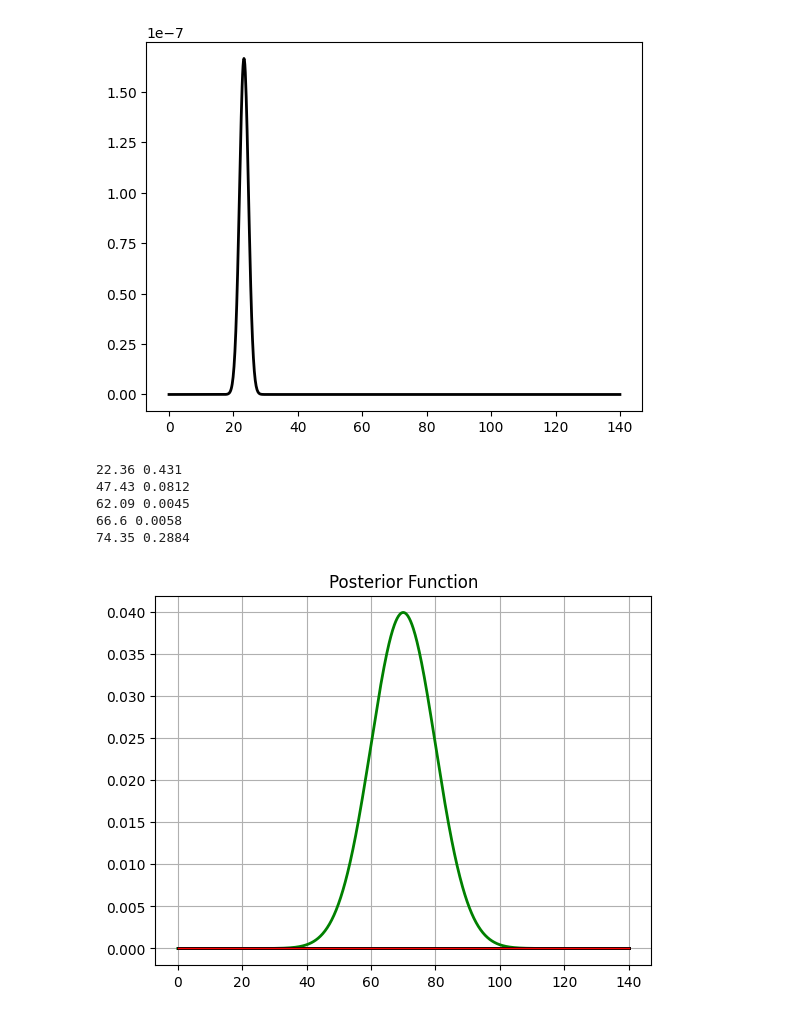
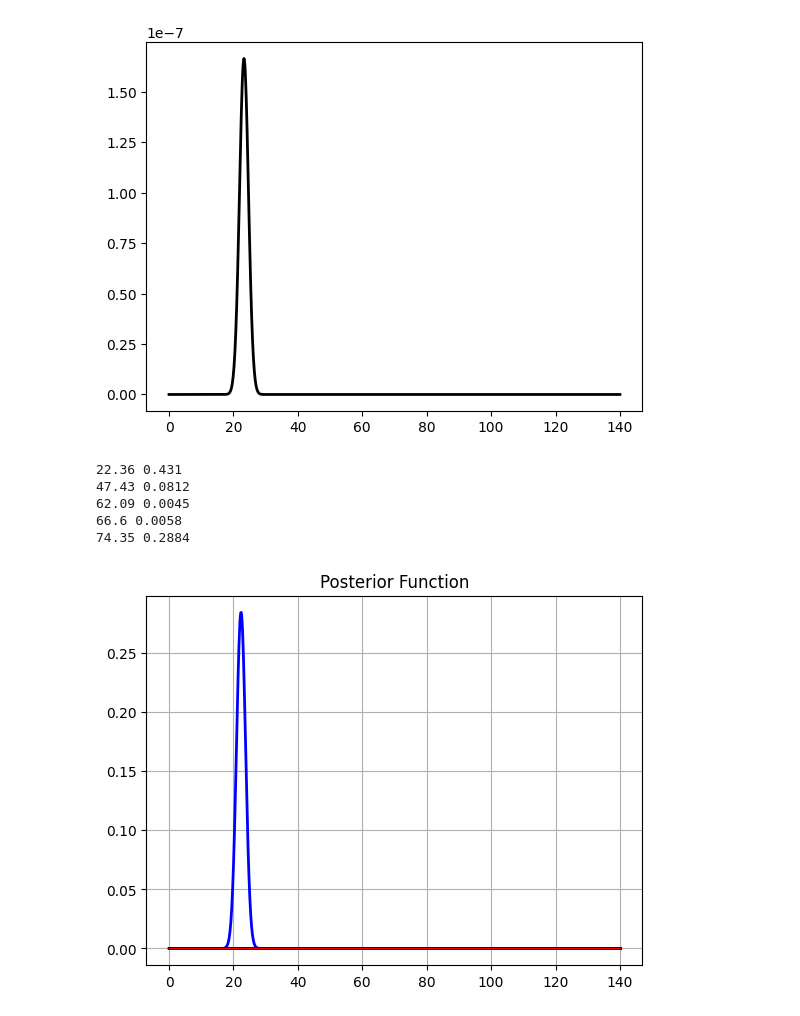
Before and after one commit to Lomolanisgo/Bayesian_PendantDrop_Tensiometry, a Jupyter notebook: pendantdrop_BI.ipynb, the cells around one changed output. Cells and saved outputs as stored; diff of their text form; code cells hidden in the pictures.

```diff
--- a/pendantdrop_BI.ipynb
+++ b/pendantdrop_BI.ipynb
@@ -234,37 +234,37 @@ plt.plot(x, post, "black", linewidth=2)
 [<matplotlib.lines.Line2D at 0x...>]
 [figure]
 # %%
-plt.plot(x, prior, "g", linewidth=2)    # 加载曲线
+#plt.plot(x, prior, "g", linewidth=2)    # 加载曲线
 
 plt.grid(True)  # 网格线
 plt.title('Posterior Function')
 
 for i in range(len(u)):
     print (u[i],NOV[i])
     sig=((1-NOV[i])/2*(2*m.pi)**(1/2))**(-1)
     if i==0:
         lhood=normal(u=u[i],sig=sig,x=x)
-        post=prior*lhood
-        plt.plot(x, post, "black", linewidth=2)
-        #plt.plot(x, lhood, "blue", linewidth=2)
+        post=lhood
+        #plt.plot(x, post, "black", linewidth=2)
+        plt.plot(x, lhood, "blue", linewidth=2)
 
     elif i==4:
         lhood=normal(u=u[i],sig=sig,x=x)
         post=post*lhood
         plt.plot(x, post, "red", linewidth=1)
         #plt.plot(x, lhood, "blue", linewidth=2)
 
     else:
         lhood=normal(u=u[i],sig=sig,x=x)
         post=post*lhood
         plt.plot(x, post, "black", linewidth=2)
         #plt.plot(x, lhood, "blue", linewidth=2)
 
 plt.show()
 # %% [output]
 22.36 0.431
 47.43 0.0812
 62.09 0.0045
 66.6 0.0058
 74.35 0.2884
-[figure, old version]
+[figure, new version]
```
